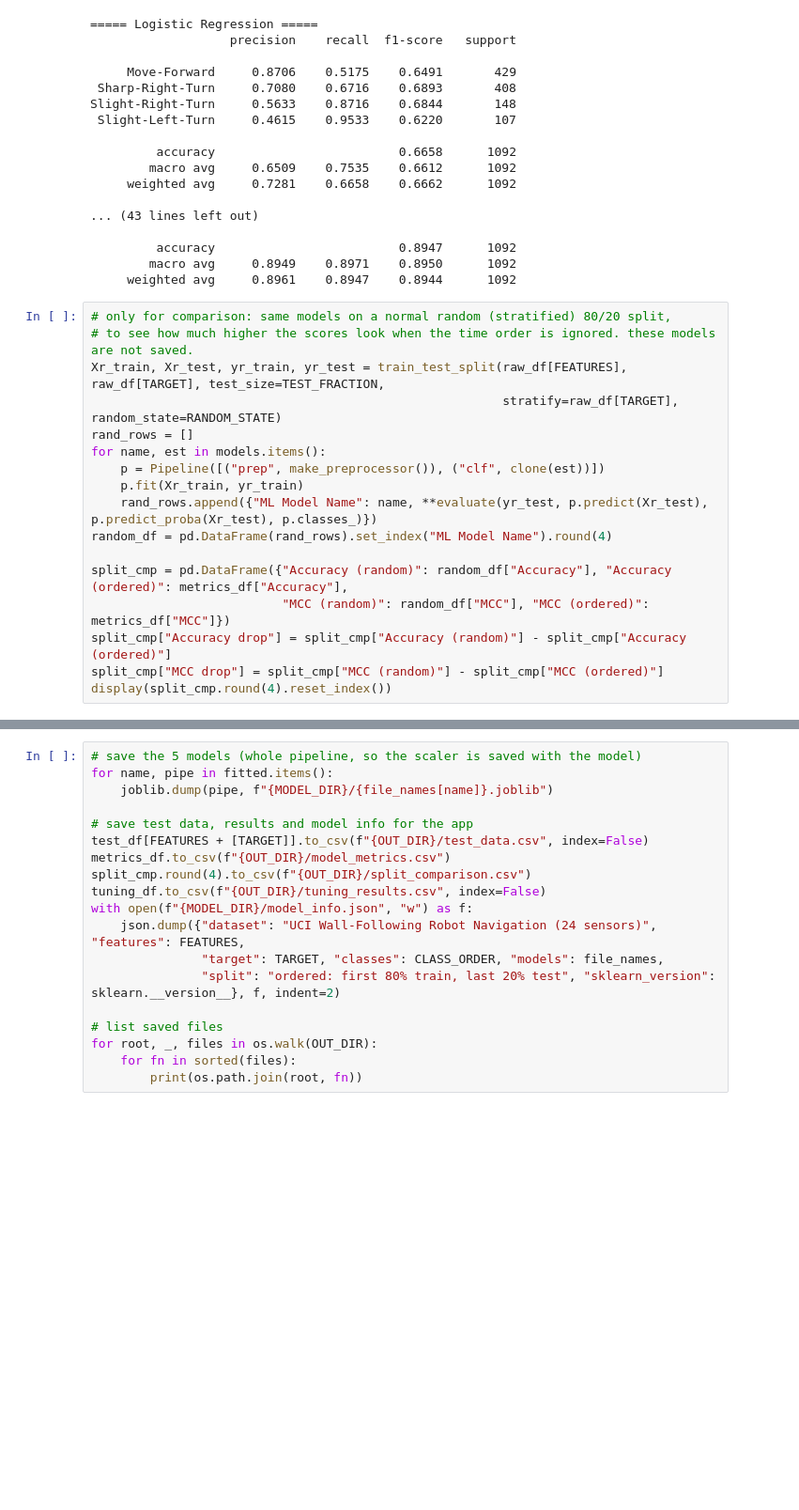
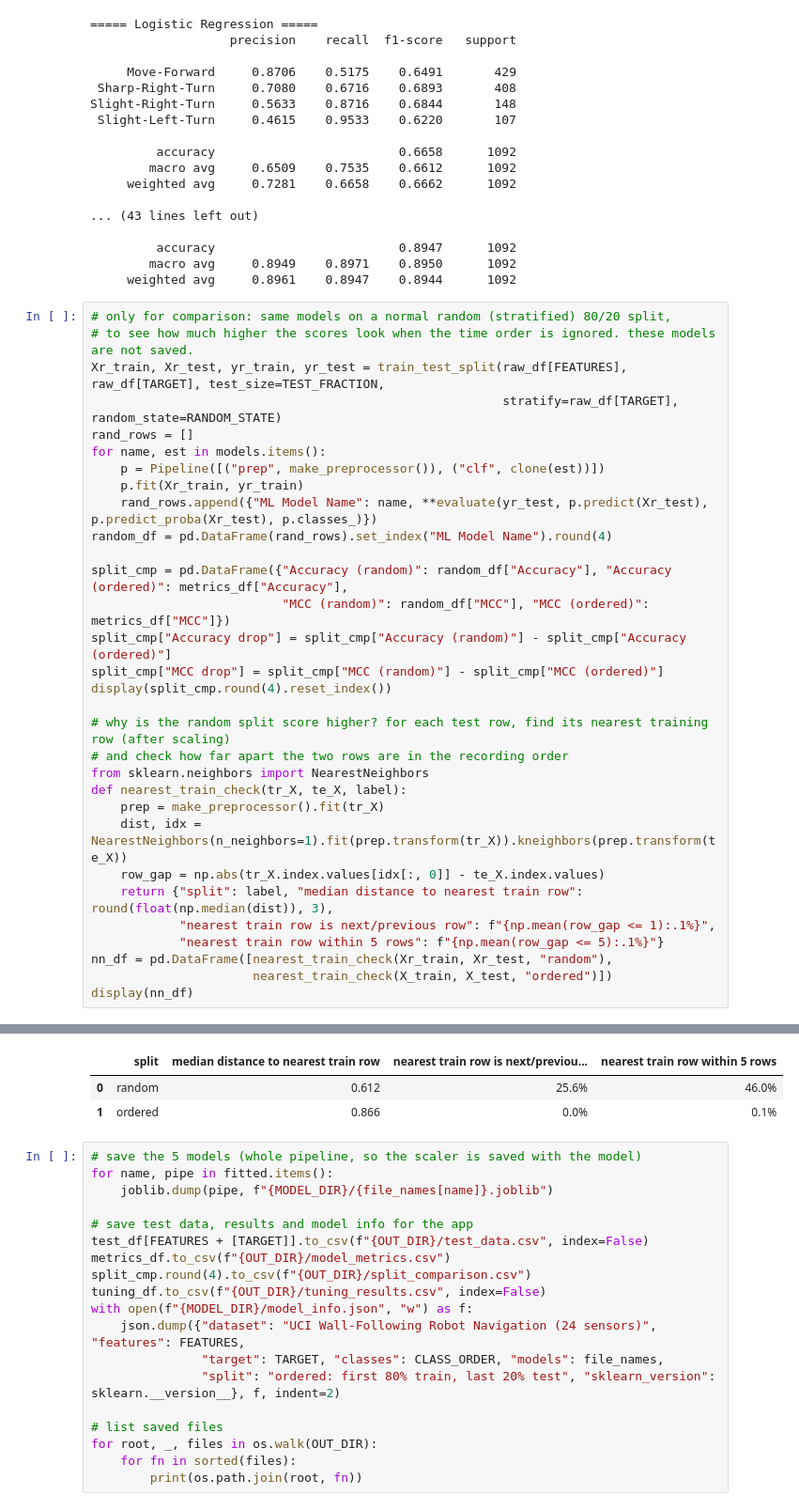
Before and after one commit to mohamedmarzukm-2026ak05411/ml_assignment, a Jupyter notebook: 2026AK05411_model_training.ipynb, the cells around one changed output, grey strips where cells are left out. Shown at 94% size. Drawn from its saved outputs; the diff is of its cells as text; blank space fills up the shorter version.

```diff
--- a/2026AK05411_model_training.ipynb
+++ b/2026AK05411_model_training.ipynb
@@ -366,27 +390,44 @@ Slight-Right-Turn     0.5633    0.8716    0.6844       148
 # %%
 # only for comparison: same models on a normal random (stratified) 80/20 split,
 # to see how much higher the scores look when the time order is ignored. these models are not saved.
 Xr_train, Xr_test, yr_train, yr_test = train_test_split(raw_df[FEATURES], raw_df[TARGET], test_size=TEST_FRACTION,
                                                         stratify=raw_df[TARGET], random_state=RANDOM_STATE)
 rand_rows = []
 for name, est in models.items():
     p = Pipeline([("prep", make_preprocessor()), ("clf", clone(est))])
     p.fit(Xr_train, yr_train)
     rand_rows.append({"ML Model Name": name, **evaluate(yr_test, p.predict(Xr_test), p.predict_proba(Xr_test), p.classes_)})
 random_df = pd.DataFrame(rand_rows).set_index("ML Model Name").round(4)
 
 split_cmp = pd.DataFrame({"Accuracy (random)": random_df["Accuracy"], "Accuracy (ordered)": metrics_df["Accuracy"],
                           "MCC (random)": random_df["MCC"], "MCC (ordered)": metrics_df["MCC"]})
 split_cmp["Accuracy drop"] = split_cmp["Accuracy (random)"] - split_cmp["Accuracy (ordered)"]
 split_cmp["MCC drop"] = split_cmp["MCC (random)"] - split_cmp["MCC (ordered)"]
 display(split_cmp.round(4).reset_index())
+
+# why is the random split score higher? for each test row, find its nearest training row (after scaling)
+# and check how far apart the two rows are in the recording order
+from sklearn.neighbors import NearestNeighbors
+def nearest_train_check(tr_X, te_X, label):
+    prep = make_preprocessor().fit(tr_X)
+    dist, idx = NearestNeighbors(n_neighbors=1).fit(prep.transform(tr_X)).kneighbors(prep.transform(te_X))
+    row_gap = np.abs(tr_X.index.values[idx[:, 0]] - te_X.index.values)
+    return {"split": label, "median distance to nearest train row": round(float(np.median(dist)), 3),
+            "nearest train row is next/previous row": f"{np.mean(row_gap <= 1):.1%}",
+            "nearest train row within 5 rows": f"{np.mean(row_gap <= 5):.1%}"}
+nn_df = pd.DataFrame([nearest_train_check(Xr_train, Xr_test, "random"),
+                      nearest_train_check(X_train, X_test, "ordered")])
+display(nn_df)
 # %% [output]
 |  | ML Model Name | Accuracy (random) | Accuracy (ordered) | MCC (random) | MCC (ordered) | Accuracy drop | ... |
 | 0 | Logistic Regression | 0.6859 | 0.6658 | 0.5711 | 0.5572 | 0.0201 | ... |
 | 1 | Decision Tree | 0.9954 | 0.9817 | 0.9931 | 0.9734 | 0.0137 | ... |
 | 2 | KNN | 0.8947 | 0.8059 | 0.8409 | 0.7197 | 0.0888 | ... |
 | 3 | Naive Bayes | 0.5348 | 0.5385 | 0.3985 | 0.4308 | -0.0037 | ... |
 | 4 | Support Vector Machine | 0.9341 | 0.8947 | 0.9002 | 0.8460 | 0.0394 | ... |
+|  | split | median distance to nearest train row | nearest train row is next/previou... | nearest train row within 5 rows |
+| 0 | random | 0.612 | 25.6% | 46.0% |
+| 1 | ordered | 0.866 | 0.0% | 0.1% |
 # %%
 # save the 5 models (whole pipeline, so the scaler is saved with the model)
 for name, pipe in fitted.items():
```
Also changed, not shown: parts of 5 cells of this notebook, 1 other file.
